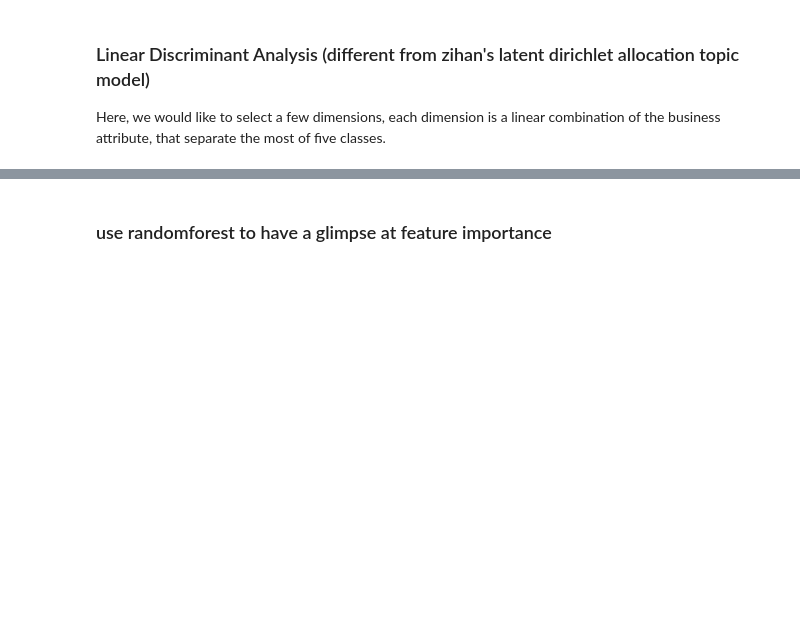
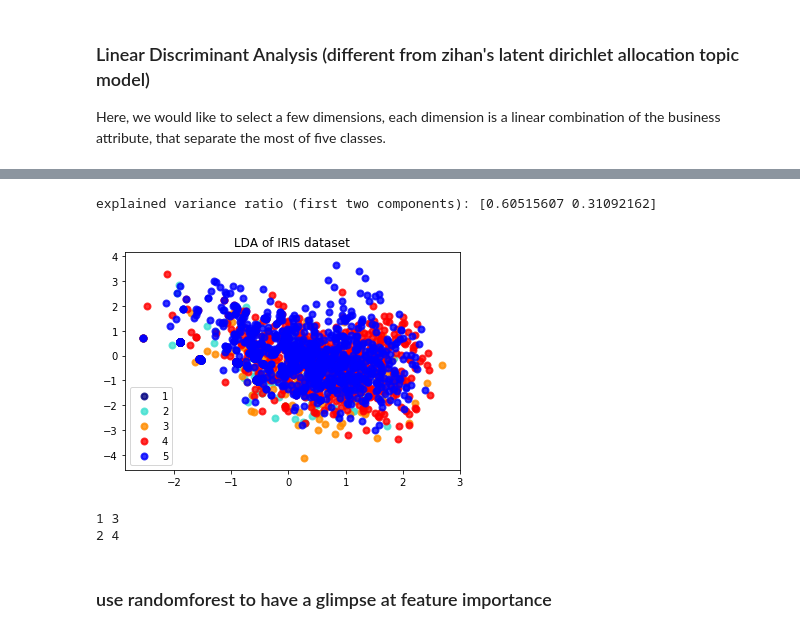
Before and after one commit to KEHUIYAO/stat628_module2, a Jupyter notebook: business_data_analysis.ipynb, the cells around one changed output, grey strips where cells are left out. Saved outputs shown, nothing was run; the diff lists cells and outputs as text; code cells hidden in the pictures; blank space fills up the shorter version.

Commit message:
add lda plot

```diff
--- a/business_data_analysis.ipynb
+++ b/business_data_analysis.ipynb
@@ -191,3 +202,33 @@ print("the score(rmse) is {}".format(np.sqrt(mean_squared_error(pred,y_test_clas
+# %%
+import matplotlib.pyplot as plt
+X_test_transform= modelLda.transform(X_test)
+target_names=[1,2,3,4,5]
+# Percentage of variance explained for each components
+print('explained variance ratio (first two components): %s'
+      % str(modelLda.explained_variance_ratio_))
+
+plt.figure()
+colors = ['navy', 'turquoise', 'darkorange','red','blue']
+lw = 2
+
+for color, i, target_name in zip(colors, [0, 1, 2,3,4], target_names):
+    plt.scatter(X_test_transform[y_test == i, 0], X_test_transform[y_test == i, 1], color=color, alpha=.8, lw=lw,
+                label=target_name)
+plt.legend(loc='best', shadow=False, scatterpoints=1)
+
+plt.legend(loc='best', shadow=False, scatterpoints=1)
+plt.title('LDA of IRIS dataset')
+
+plt.show()
+# %% [output]
+explained variance ratio (first two components): [0.60515607 0.31092162]
+[figure, added]
+# %%
+for i,j in zip([1,2],[3,4]):
+    print(i,j)
+# %% [output]
+1 3
+2 4
 # %% [markdown]
 ### use randomforest to have a glimpse at feature importance
 # %%
```
Also changed, not shown: parts of 3 cells of this notebook.
